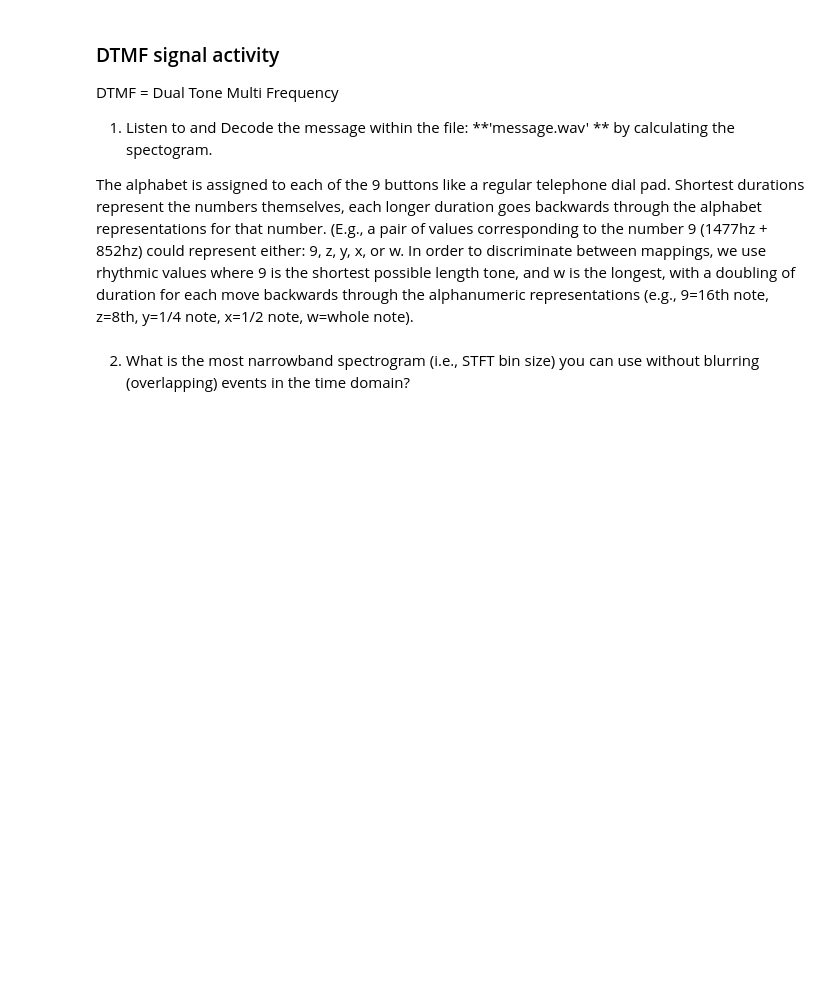
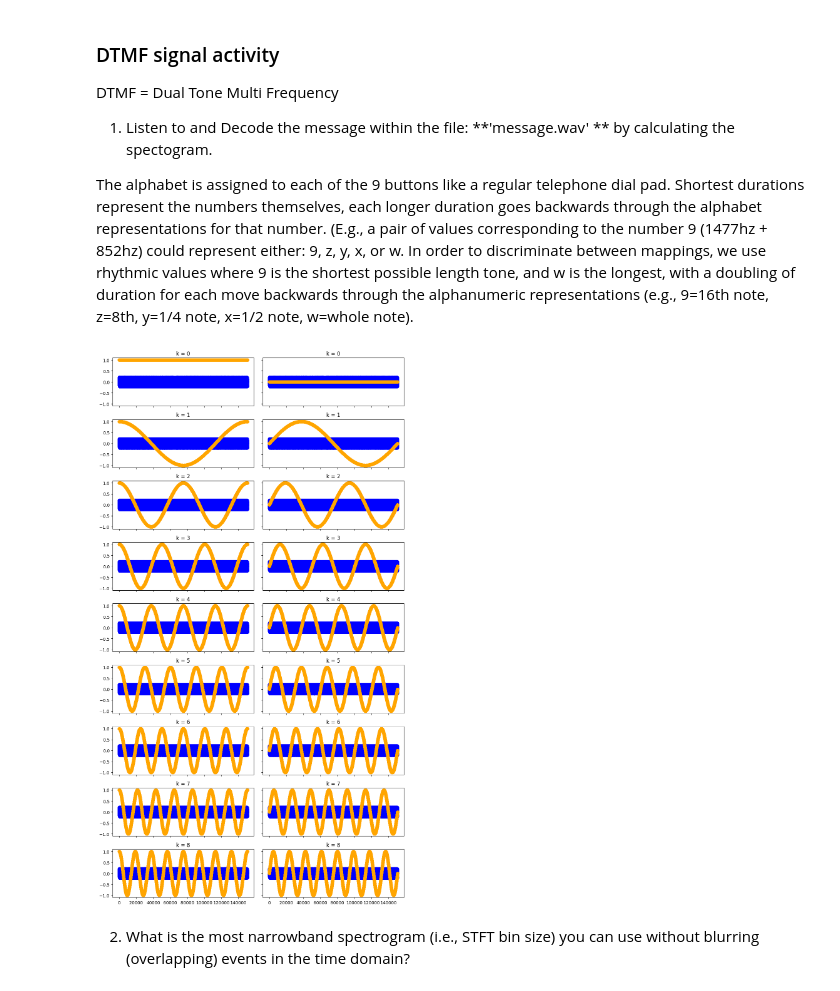
Before and after one commit to Micahlim19/AudioTechII, a Jupyter notebook: Activities/Activity5_DFT.ipynb, the cells around one changed output. Cells and saved outputs as stored; diff of their text form; code cells hidden in the pictures; blank space fills up the shorter version.

```diff
--- a/Activities/Activity5_DFT.ipynb
+++ b/Activities/Activity5_DFT.ipynb
@@ -78,2 +95,10 @@ print(X_k)
 # %% [markdown]
 Replace separate sin and cos coefficients with single using complex exponential
+# %%
+# your code here
+X_k = np.array([]) # initialize empty array
+for i in range(N):
+    complex = np.exp(1j * 2 * np.pi * i * n / N)
+    X_k = np.append(X_k, np.sum(s*complex))
+
+print(X_k)
@@ -80,2 +123,9 @@ Replace separate sin and cos coefficients with single using complex exponential
 # %% [markdown]
 Wrap all of your code above into one DFT function that returns a complex coefficient for each value of k
+# %%
+X_k = np.array([]) # initialize empty array
+for i in range(N):
+    complex = np.exp(1j * 2 * np.pi * i * n / N) #create each sample of each basis function at all values of k
+    print('k=',i,complex)
+    #n_k = np.append(n_k, s_i)
+    X_k = np.append(X_k, complex)
@@ -89,6 +157,34 @@ DTMF = Dual Tone Multi Frequency
 1) Listen to and Decode the message within the file: **'message.wav' ** by calculating the spectogram.
 
 The alphabet is assigned to each of the 9 buttons like a regular telephone dial pad.  Shortest durations represent the numbers themselves, each longer duration goes backwards through the alphabet representations for that number. (E.g., a pair of values corresponding to the number 9 (1477hz + 852hz) could represent either: 9, z, y, x, or w. In order to discriminate between mappings, we use rhythmic values where 9 is the shortest possible length tone, and w is the longest, with a doubling of duration for each move backwards through the alphanumeric representations (e.g., 9=16th note, z=8th, y=1/4 note, x=1/2 note, w=whole note).
+# %%
+(fs, sig) = read("../audio/message.wav")
+N=len(sig)
+k = 9
+n = np.arange(0,N)
+sig = sig/N
+
+fig, axs = plt.subplots(nrows=k, ncols=2, sharex=True, sharey=True, figsize=(10, 2*k))
+
+for i in range(k):
+    # Generate cosine and sine waves for the current value of i
+    cos_wave = np.cos(2*np.pi * i * n/N)# use the time array you specified in step one ("n")
+    sin_wave = np.sin(2*np.pi * i * n/N)
+
+    # Plot original wave 's' and cosine wave on the left
+    axs[i, 0].plot(n, sig, label='Original Sinusoid', color="blue", marker='o')
+    axs[i, 0].plot(n, cos_wave, label=i, color="orange", marker='o')
+    axs[i, 0].set_title("k = "+str(i))
+
+    # Plot original wave 's' and sine wave on the right
+    axs[i, 1].plot(n, sig, label='Original Sinusoid', color="blue", marker='o')
+    axs[i, 1].plot(n, sin_wave, label=i, color="orange", marker='o')
+    axs[i, 1].set_title("k = "+str(i))
+
+plt.tight_layout()
+plt.show()
+# %% [output]
+[figure, added]
 # %% [markdown]
 2) What is the most narrowband spectrogram (i.e., STFT bin size) you can use without blurring (overlapping) events in the time domain?
 # %%
```
Also changed, not shown: parts of 5 cells of this notebook.
